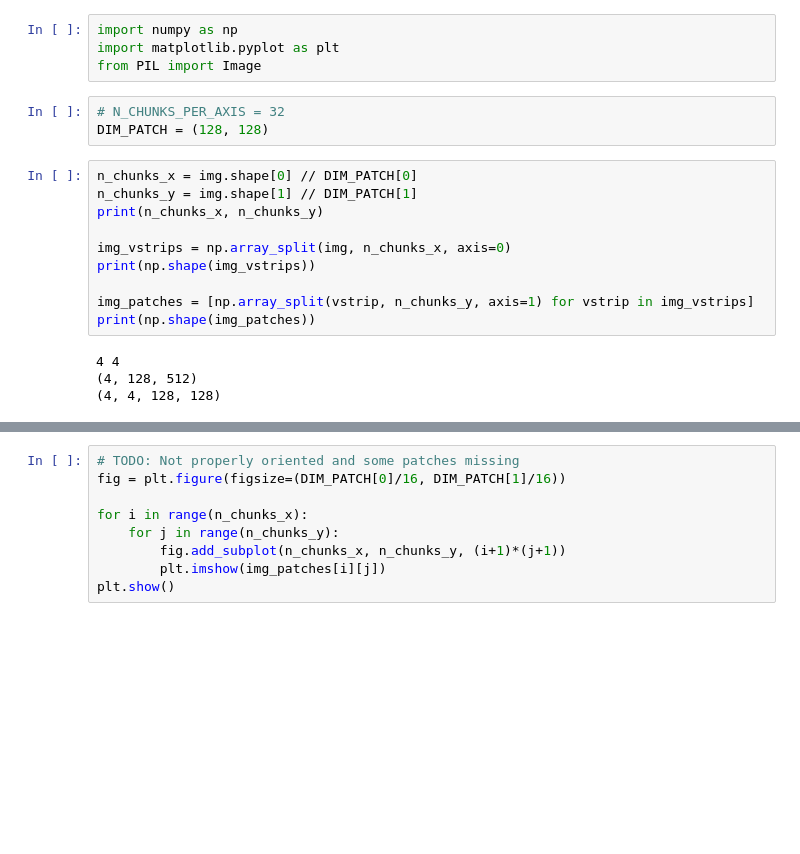
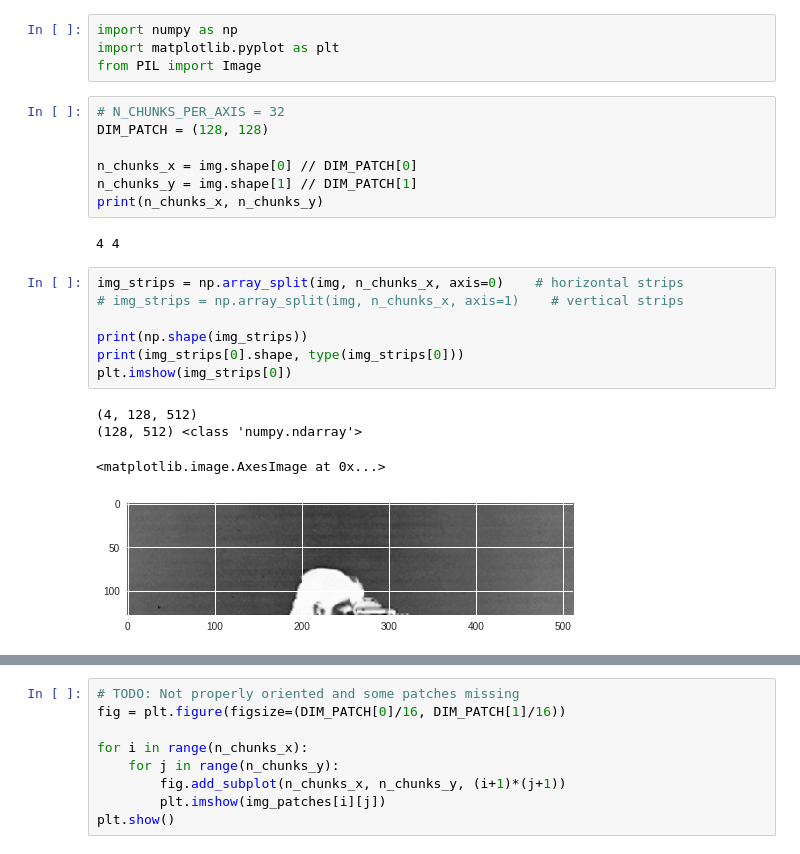
Before and after one commit to aakashv000/Machine-Learning-Lab-CS3103, a Jupyter notebook: Lab_8_Bag_of_Visual_Words.ipynb, the cells around one changed output, grey strips where cells are left out. Saved outputs shown, nothing was run; the diff lists cells and outputs as text; blank space fills up the shorter version.

```diff
--- a/Lab_8_Bag_of_Visual_Words.ipynb
+++ b/Lab_8_Bag_of_Visual_Words.ipynb
@@ -96,20 +108,24 @@ for x_coord in range(n_chunk_x):
 import numpy as np
 import matplotlib.pyplot as plt
 from PIL import Image
-# %%
-# N_CHUNKS_PER_AXIS = 32
-DIM_PATCH = (128, 128)
 # %%
+# N_CHUNKS_PER_AXIS = 32
+DIM_PATCH = (128, 128)
+
 n_chunks_x = img.shape[0] // DIM_PATCH[0]
 n_chunks_y = img.shape[1] // DIM_PATCH[1]
 print(n_chunks_x, n_chunks_y)
-
-img_vstrips = np.array_split(img, n_chunks_x, axis=0)
-print(np.shape(img_vstrips))
-
-img_patches = [np.array_split(vstrip, n_chunks_y, axis=1) for vstrip in img_vstrips]
-print(np.shape(img_patches))
 # %% [output]
 4 4
-(4, 128, 512)
-(4, 4, 128, 128)
+# %%
+img_strips = np.array_split(img, n_chunks_x, axis=0)    # horizontal strips
+# img_strips = np.array_split(img, n_chunks_x, axis=1)    # vertical strips
+
+print(np.shape(img_strips))
+print(img_strips[0].shape, type(img_strips[0]))
+plt.imshow(img_strips[0])
+# %% [output]
+(4, 128, 512)
+(128, 512) <class 'numpy.ndarray'>
+<matplotlib.image.AxesImage at 0x...>
+[figure, added]
```
Also changed, not shown: parts of 9 cells of this notebook.
